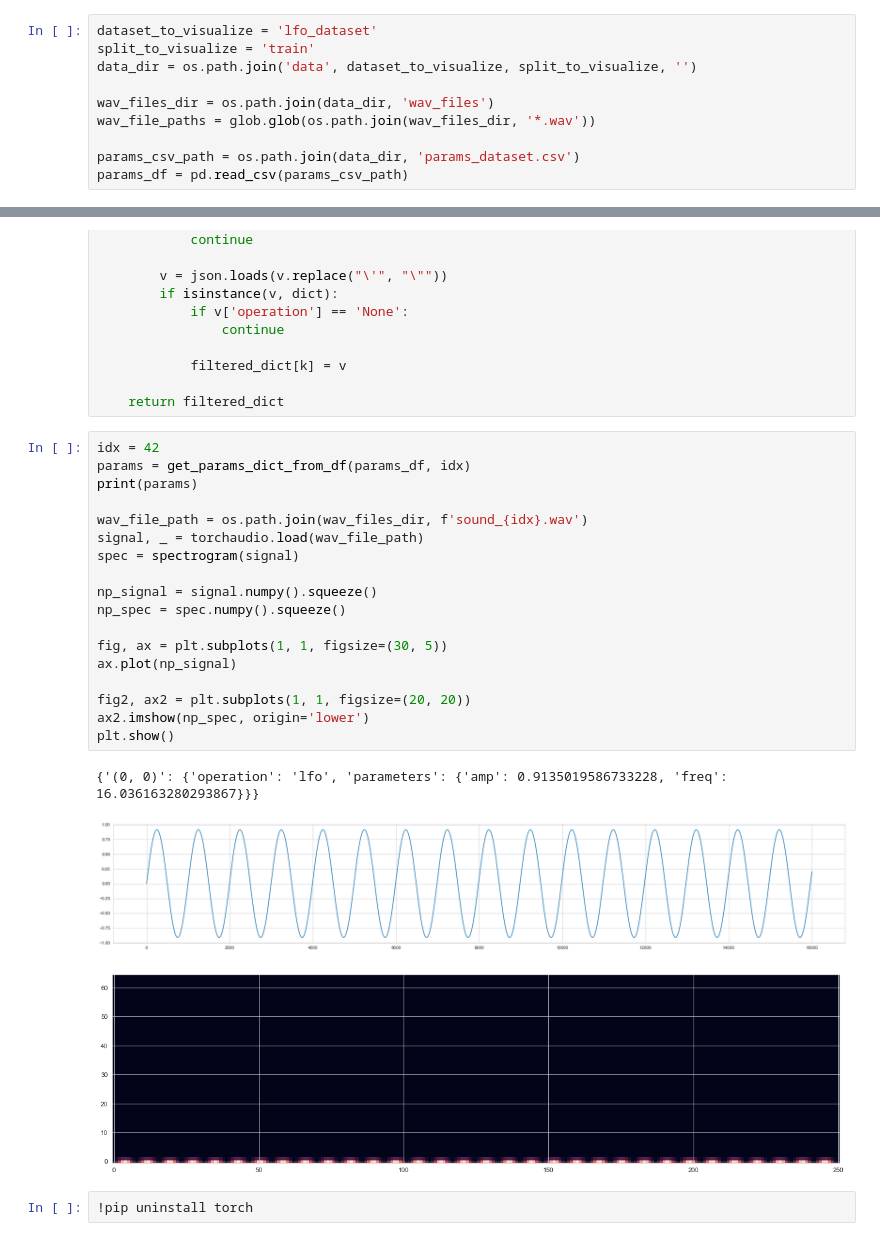
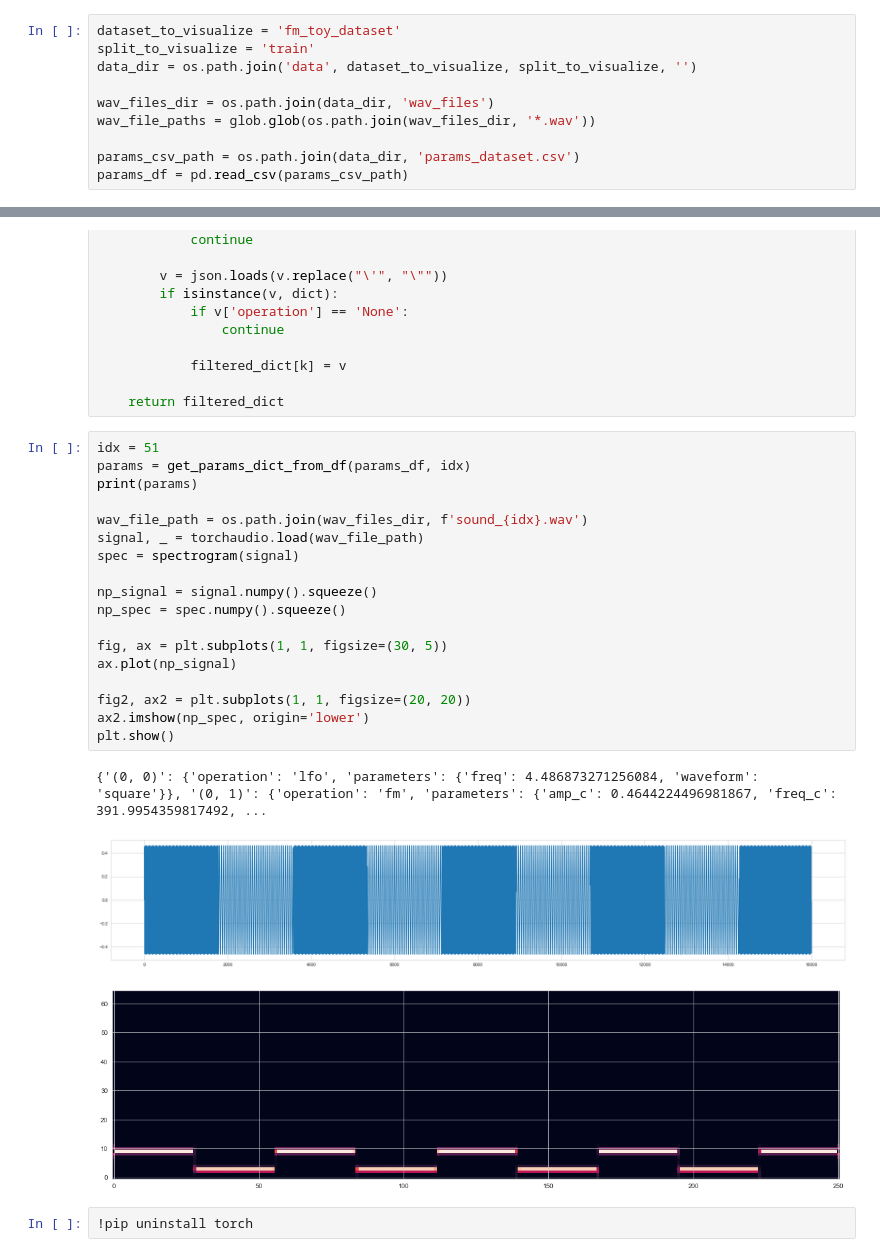
Before and after one commit to aisynth/diffmoog, a Jupyter notebook: visualize_data.ipynb, the cells around one changed output, grey strips where cells are left out. Cells and saved outputs as stored; diff of their text form.

```diff
--- a/visualize_data.ipynb
+++ b/visualize_data.ipynb
@@ -26,7 +26,7 @@ sns.set_style('whitegrid')
 
 spectrogram = Spectrogram(n_fft=128)
 # %%
-dataset_to_visualize = 'lfo_dataset'
+dataset_to_visualize = 'fm_toy_dataset'
 split_to_visualize = 'train'
 data_dir = os.path.join('data', dataset_to_visualize, split_to_visualize, '')
 
@@ -56,27 +56,27 @@ def get_params_dict_from_df(df: pd.DataFrame, idx: int):
 
     return filtered_dict
 # %%
-idx = 42
+idx = 51
 params = get_params_dict_from_df(params_df, idx)
 print(params)
 
 wav_file_path = os.path.join(wav_files_dir, f'sound_{idx}.wav')
 signal, _ = torchaudio.load(wav_file_path)
 spec = spectrogram(signal)
 
 np_signal = signal.numpy().squeeze()
 np_spec = spec.numpy().squeeze()
 
 fig, ax = plt.subplots(1, 1, figsize=(30, 5))
 ax.plot(np_signal)
 
 fig2, ax2 = plt.subplots(1, 1, figsize=(20, 20))
 ax2.imshow(np_spec, origin='lower')
 plt.show()
 # %% [output]
-{'(0, 0)': {'operation': 'lfo', 'parameters': {'amp': 0.9135019586733228, 'freq': 16.036163280293867}}}
+{'(0, 0)': {'operation': 'lfo', 'parameters': {'freq': 4.486873271256084, 'waveform': 'square'}}, '(0, 1)': {'operation': 'fm', 'parameters': {'amp_c': 0.4644224496981867, 'freq_c': 391.9954359817492, ...
-[figure, old version]
+[figure, new version]
-[figure, old version]
+[figure, new version]
 # %%
 !pip uninstall torch
 # %% [output]
```
Also changed, not shown: 10 other files.
